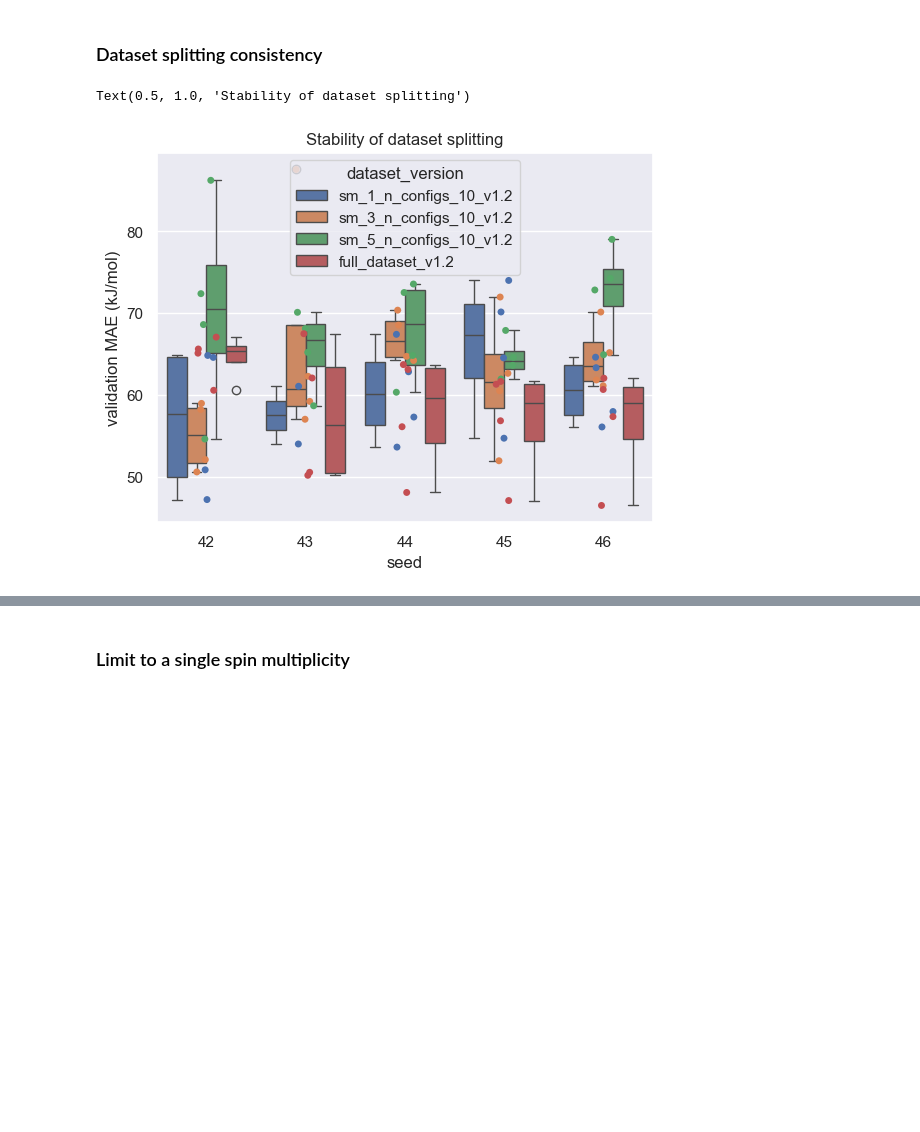
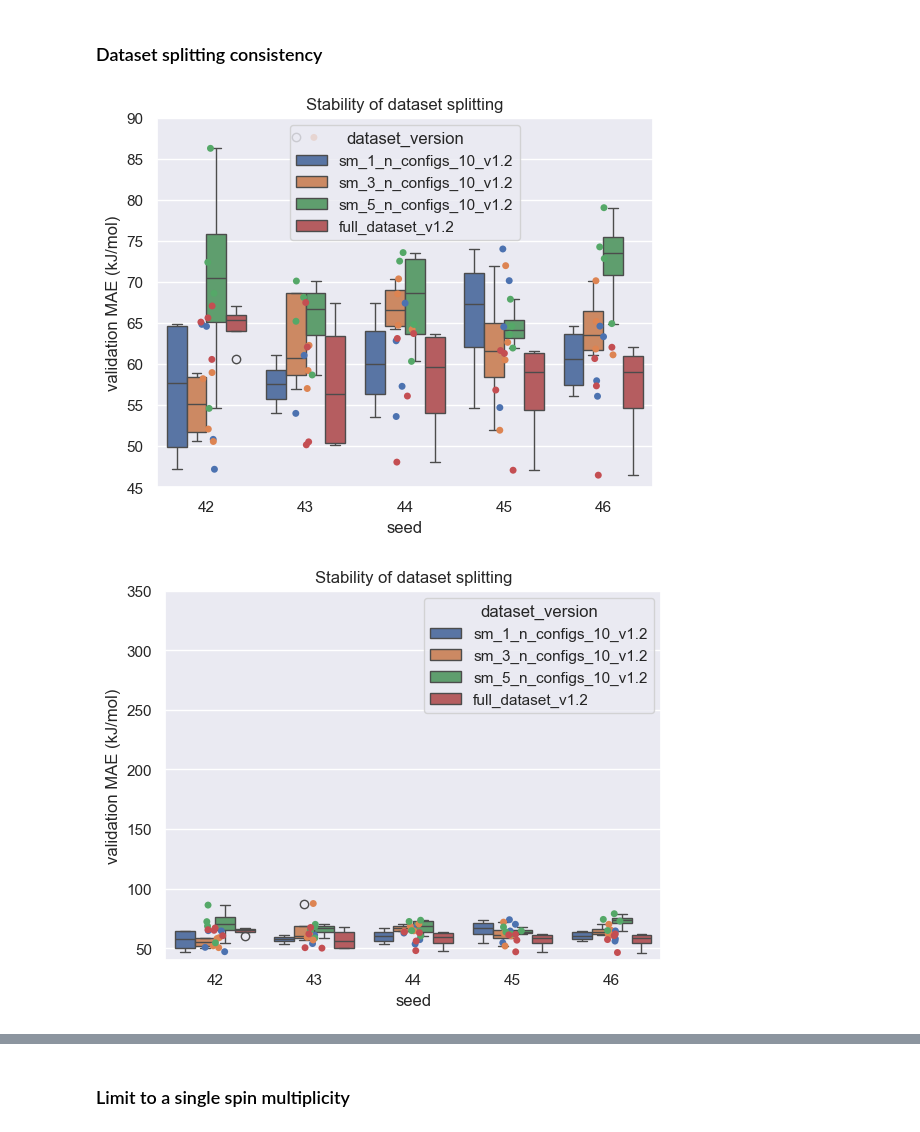
Before and after one commit to MarshallYan/modelforge-experiments, a Jupyter notebook: analysis/aimnet2_tmqm_openff.ipynb, the cells around one changed output, grey strips where cells are left out. Cells and saved outputs as stored; diff of their text form; code cells hidden in the pictures; blank space fills up the shorter version.

```diff
--- a/analysis/aimnet2_tmqm_openff.ipynb
+++ b/analysis/aimnet2_tmqm_openff.ipynb
@@ -143,3 +144,15 @@ test_results_df.sort_values(by="val/per_system_energy/mae").tail(20)
 | 73 | sm_5_n_configs_10_v1.2_[1, 0, 0]_... | <NA> | <NA> | 79.037376 | 115.361916 | ... |
 | 10 | sm_5_n_configs_10_v1.2_[0.0001, 0... | <NA> | <NA> | 86.263863 | 119.172737 | ... |
 | 20 | sm_3_n_configs_10_v1.2_[0.0001, 0... | <NA> | <NA> | 87.593613 | 134.698242 | ... |
+# %%
+exp = "exp08_3"
+dataset_filename = f"../experiments/{exp}/cache/fixed_test_subset/fixed_test_subset_v1.2.hdf5"
+test_results = glob.glob(f"../experiments/{exp}/runs/*/test_results/*")
+
+for i in test_results:
+    try:
+        error = pd.read_csv(os.path.join(i, "mae.txt"), sep='\t')
+        test_results_df.loc[test_results_df["name"] == error.iloc[0]["name"], "test/per_system_energy/mae"] = error.iloc[0]["test/per_system_energy_mae"]
+        test_results_df.loc[test_results_df["name"] == error.iloc[0]["name"], "test/per_system_energy/rmse"] = error.iloc[0]["test/per_system_energy/rmse"]
+    except:
+        print(f"{i} not finished yet.")
@@ -146,3 +181,5 @@ test_results_df.sort_values(by="val/per_system_energy/mae").tail(20)
+# %%
+test_results_df.loc[test_results_df["name"] == error.iloc[0]["name"], "test/per_system_energy/mae"]["test/per_system_energy/mae"] = error.iloc[0]["test/per_system_energy_mae"]
 # %% [markdown]
 ## Plotting training results
 # %%
@@ -155,19 +192,75 @@ sns.set_context("notebook")
 # %%
 ax = sns.boxplot(
     data=test_results_df,
     x="seed",
     y="val/per_system_energy/mae",
     hue="dataset_version",
 )
 sns.stripplot(
     data=test_results_df,
     x="seed",
     y="val/per_system_energy/mae",
     hue="dataset_version",
     legend=False,
 )
 ax.set_ylabel("validation MAE (kJ/mol)")
 ax.set_title("Stability of dataset splitting")
+ax.set_ylim(45, 90)
+plt.show()
+
+ax = sns.boxplot(
+    data=test_results_df,
+    x="seed",
+    y="val/per_system_energy/mae",
+    hue="dataset_version",
+)
+sns.stripplot(
+    data=test_results_df,
+    x="seed",
+    y="val/per_system_energy/mae",
+    hue="dataset_version",
+    legend=False,
+)
+ax.set_ylabel("validation MAE (kJ/mol)")
+ax.set_title("Stability of dataset splitting")
+ax.set_ylim(40, 350)
+plt.show()
+
+ax = sns.boxplot(
+    data=test_results_df,
+    x="seed",
+    y="test/per_system_energy/mae",
+    hue="dataset_version",
+)
+sns.stripplot(
+    data=test_results_df,
+    x="seed",
+    y="test/per_system_energy/mae",
+    hue="dataset_version",
+    legend=False,
+)
+ax.set_ylabel("validation MAE (kJ/mol)")
+ax.set_title("Stability of dataset splitting")
+ax.set_ylim(40, 350)
+plt.show()
+
+ax = sns.boxplot(
+    data=test_results_df,
+    x="seed",
+    y="test/per_system_energy/mae",
+    hue="dataset_version",
+)
+sns.stripplot(
+    data=test_results_df,
+    x="seed",
+    y="test/per_system_energy/mae",
+    hue="dataset_version",
+    legend=False,
+)
+ax.set_ylabel("validation MAE (kJ/mol)")
+ax.set_title("Stability of dataset splitting")
+ax.set_ylim(45, 90)
+plt.show()
 # %% [output]
-Text(0.5, 1.0, 'Stability of dataset splitting')
-[figure, old version]
+[figure, new version]
+[figure, added]
```
Also changed, not shown: parts of 18 cells of this notebook, 10 other files.
